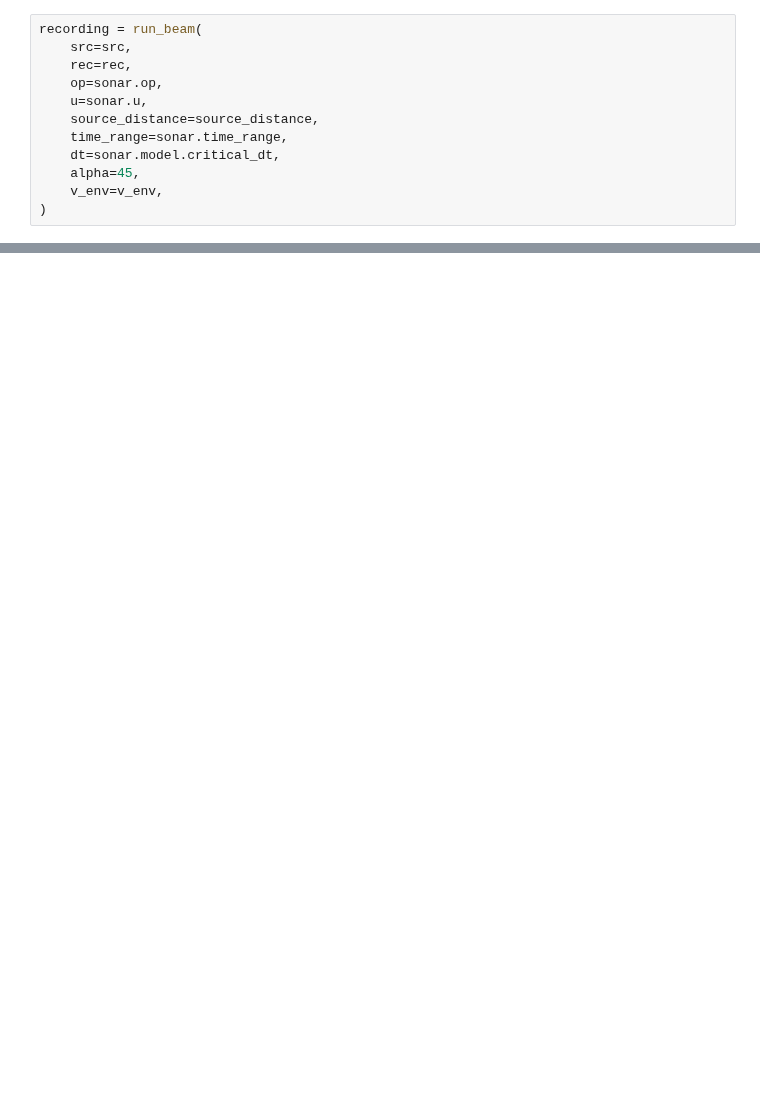
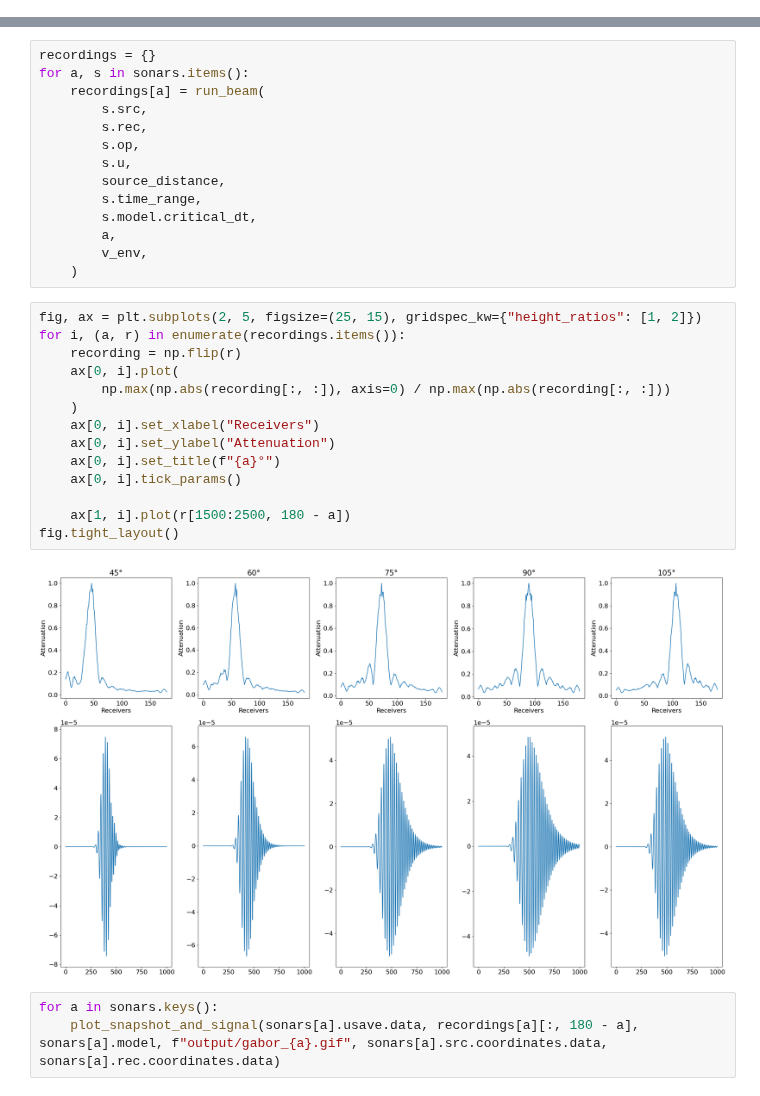
Before and after one commit to bgd54/sonar-FWI, a Jupyter notebook: notebooks/gabor_waveforms.ipynb, the cells around one changed output, grey strips where cells are left out. Cells and saved outputs as stored; diff of their text form; blank space fills up the shorter version.

```diff
--- a/notebooks/gabor_waveforms.ipynb
+++ b/notebooks/gabor_waveforms.ipynb
@@ -120,12 +175,0 @@ plot_velocity(sonar.model, source=src.coordinates.data, receiver=rec.coordinates
-# %%
-recording = run_beam(
-    src=src,
-    rec=rec,
-    op=sonar.op,
-    u=sonar.u,
-    source_distance=source_distance,
-    time_range=sonar.time_range,
-    dt=sonar.model.critical_dt,
-    alpha=45,
-    v_env=v_env,
-)
@@ -133,0 +195,33 @@ plot_snapshot_and_signal(sonar.usave.data, recording[:, 65], sonar.model, "outpu
+# %%
+recordings = {}
+for a, s in sonars.items():
+    recordings[a] = run_beam(
+        s.src,
+        s.rec,
+        s.op,
+        s.u,
+        source_distance,
+        s.time_range,
+        s.model.critical_dt,
+        a,
+        v_env,
+    )
+# %%
+fig, ax = plt.subplots(2, 5, figsize=(25, 15), gridspec_kw={"height_ratios": [1, 2]})
+for i, (a, r) in enumerate(recordings.items()):
+    recording = np.flip(r)
+    ax[0, i].plot(
+        np.max(np.abs(recording[:, :]), axis=0) / np.max(np.abs(recording[:, :]))
+    )
+    ax[0, i].set_xlabel("Receivers")
+    ax[0, i].set_ylabel("Attenuation")
+    ax[0, i].set_title(f"{a}°")
+    ax[0, i].tick_params()
+
+    ax[1, i].plot(r[1500:2500, 180 - a])
+fig.tight_layout()
+# %% [output]
+[figure, added]
+# %%
+for a in sonars.keys():
+    plot_snapshot_and_signal(sonars[a].usave.data, recordings[a][:, 180 - a], sonars[a].model, f"output/gabor_{a}.gif", sonars[a].src.coordinates.data, sonars[a].rec.coordinates.data)
```
Also changed, not shown: parts of 14 cells of this notebook, 1 other file.
